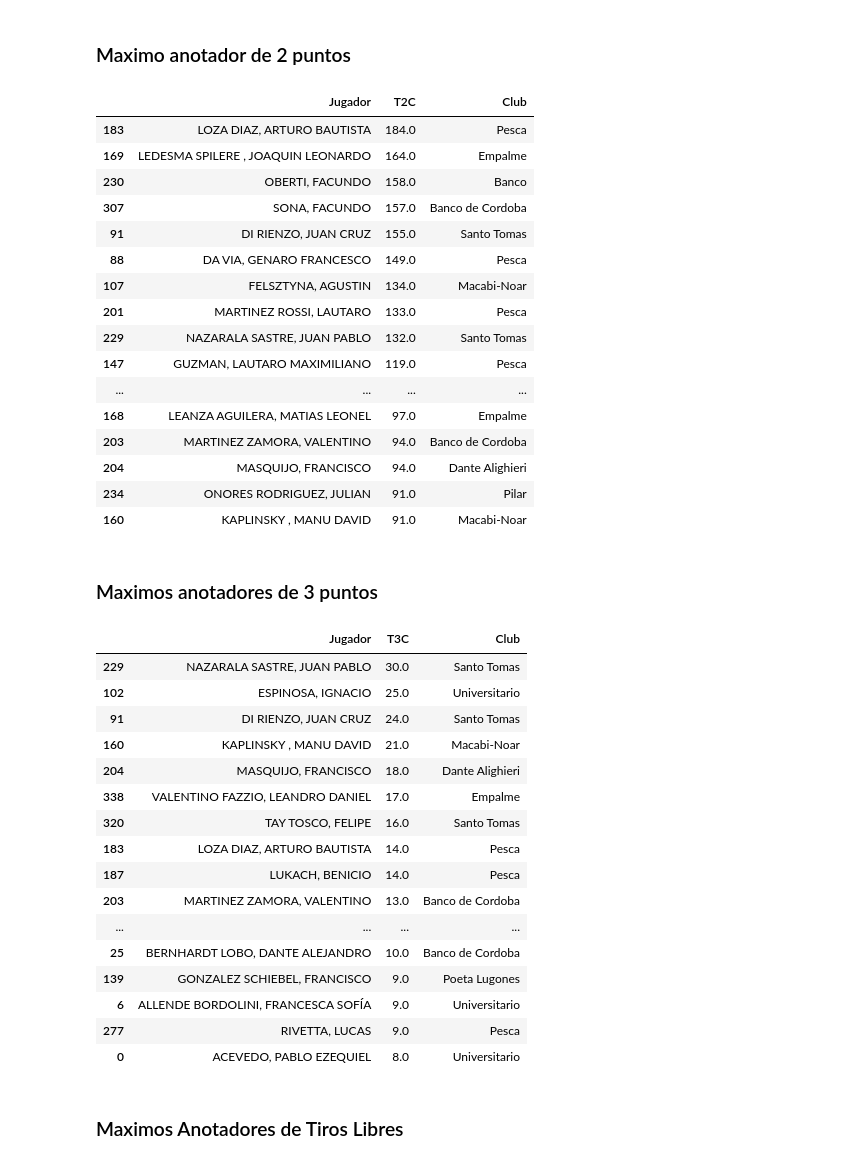
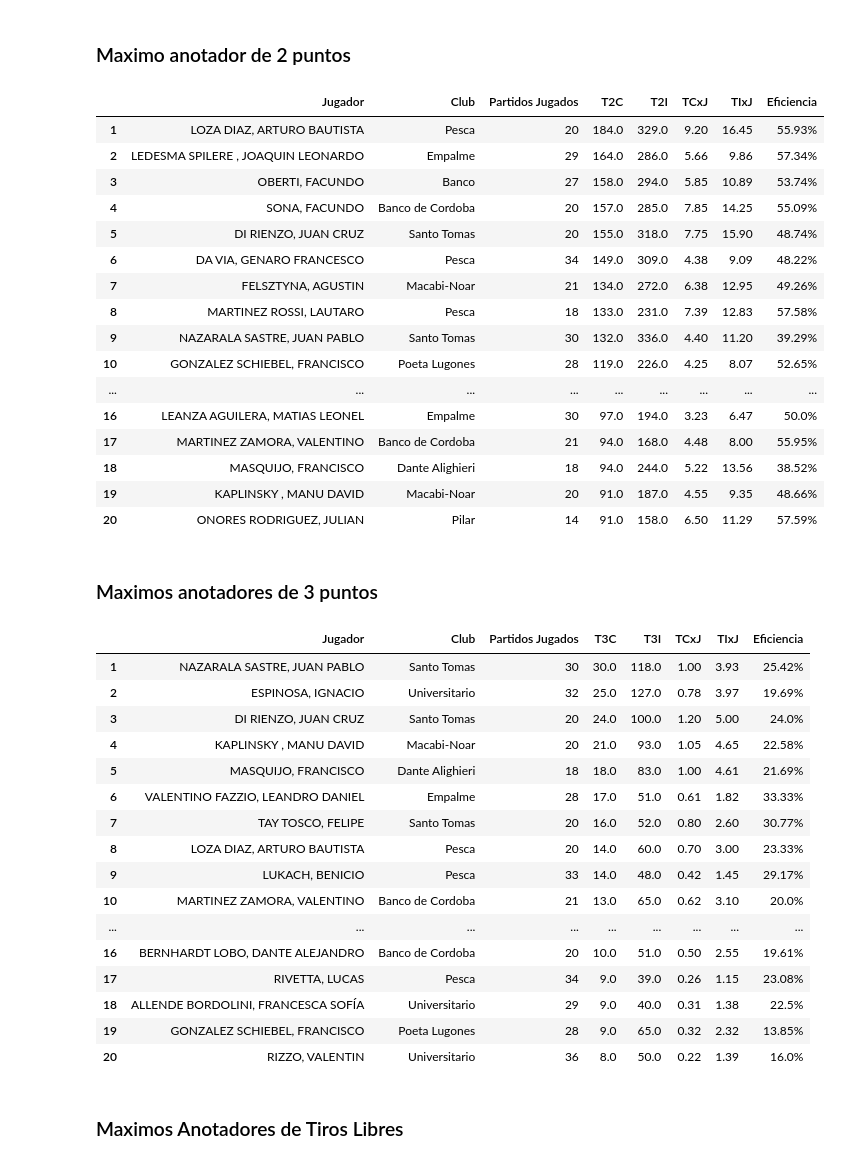
Before and after one commit to nicopinera/AnalisisEstadisticoBasquetU13, a Jupyter notebook: analisisGlobal.ipynb, the cells around one changed output. Cells and saved outputs as stored; diff of their text form; code cells hidden in the pictures.

Commit message:
Agregado: Promedio por juego y eficiencia

```diff
--- a/analisisGlobal.ipynb
+++ b/analisisGlobal.ipynb
@@ -95,47 +86,47 @@ top_20_faltas('EstadisticasGlobales.csv')
 # %% [markdown]
 ### Maximo anotador de 2 puntos
 # %%
-top_20_t2c('EstadisticasGlobales.csv')
+top20.top_20_t2c('EstadisticasGlobales.csv')
 # %% [output]
-|  | Jugador | T2C | Club |
-| 183 | LOZA DIAZ, ARTURO BAUTISTA | 184.0 | Pesca |
-| 169 | LEDESMA SPILERE , JOAQUIN LEONARDO | 164.0 | Empalme |
-| 230 | OBERTI, FACUNDO | 158.0 | Banco |
-| 307 | SONA, FACUNDO | 157.0 | Banco de Cordoba |
-| 91 | DI RIENZO, JUAN CRUZ | 155.0 | Santo Tomas |
-| 88 | DA VIA, GENARO FRANCESCO | 149.0 | Pesca |
-| 107 | FELSZTYNA, AGUSTIN | 134.0 | Macabi-Noar |
-| 201 | MARTINEZ ROSSI, LAUTARO | 133.0 | Pesca |
-| 229 | NAZARALA SASTRE, JUAN PABLO | 132.0 | Santo Tomas |
-| 147 | GUZMAN, LAUTARO MAXIMILIANO | 119.0 | Pesca |
-| ... | ... | ... | ... |
-| 168 | LEANZA AGUILERA, MATIAS LEONEL | 97.0 | Empalme |
-| 203 | MARTINEZ ZAMORA, VALENTINO | 94.0 | Banco de Cordoba |
-| 204 | MASQUIJO, FRANCISCO | 94.0 | Dante Alighieri |
-| 234 | ONORES RODRIGUEZ, JULIAN | 91.0 | Pilar |
-| 160 | KAPLINSKY , MANU DAVID | 91.0 | Macabi-Noar |
+|  | Jugador | Club | Partidos Jugados | T2C | T2I | TCxJ | TIxJ | Eficiencia |
+| 1 | LOZA DIAZ, ARTURO BAUTISTA | Pesca | 20 | 184.0 | 329.0 | 9.20 | 16.45 | 55.93% |
+| 2 | LEDESMA SPILERE , JOAQUIN LEONARDO | Empalme | 29 | 164.0 | 286.0 | 5.66 | 9.86 | 57.34% |
+| 3 | OBERTI, FACUNDO | Banco | 27 | 158.0 | 294.0 | 5.85 | 10.89 | 53.74% |
+| 4 | SONA, FACUNDO | Banco de Cordoba | 20 | 157.0 | 285.0 | 7.85 | 14.25 | 55.09% |
+| 5 | DI RIENZO, JUAN CRUZ | Santo Tomas | 20 | 155.0 | 318.0 | 7.75 | 15.90 | 48.74% |
+| 6 | DA VIA, GENARO FRANCESCO | Pesca | 34 | 149.0 | 309.0 | 4.38 | 9.09 | 48.22% |
+| 7 | FELSZTYNA, AGUSTIN | Macabi-Noar | 21 | 134.0 | 272.0 | 6.38 | 12.95 | 49.26% |
+| 8 | MARTINEZ ROSSI, LAUTARO | Pesca | 18 | 133.0 | 231.0 | 7.39 | 12.83 | 57.58% |
+| 9 | NAZARALA SASTRE, JUAN PABLO | Santo Tomas | 30 | 132.0 | 336.0 | 4.40 | 11.20 | 39.29% |
+| 10 | GONZALEZ SCHIEBEL, FRANCISCO | Poeta Lugones | 28 | 119.0 | 226.0 | 4.25 | 8.07 | 52.65% |
+| ... | ... | ... | ... | ... | ... | ... | ... | ... |
+| 16 | LEANZA AGUILERA, MATIAS LEONEL | Empalme | 30 | 97.0 | 194.0 | 3.23 | 6.47 | 50.0% |
+| 17 | MARTINEZ ZAMORA, VALENTINO | Banco de Cordoba | 21 | 94.0 | 168.0 | 4.48 | 8.00 | 55.95% |
+| 18 | MASQUIJO, FRANCISCO | Dante Alighieri | 18 | 94.0 | 244.0 | 5.22 | 13.56 | 38.52% |
+| 19 | KAPLINSKY , MANU DAVID | Macabi-Noar | 20 | 91.0 | 187.0 | 4.55 | 9.35 | 48.66% |
+| 20 | ONORES RODRIGUEZ, JULIAN | Pilar | 14 | 91.0 | 158.0 | 6.50 | 11.29 | 57.59% |
 # %% [markdown]
 ### Maximos anotadores de 3 puntos
 # %%
-top_20_t3c('EstadisticasGlobales.csv')
+top20.top_20_t3c('EstadisticasGlobales.csv')
 # %% [output]
-|  | Jugador | T3C | Club |
-| 229 | NAZARALA SASTRE, JUAN PABLO | 30.0 | Santo Tomas |
-| 102 | ESPINOSA, IGNACIO | 25.0 | Universitario |
-| 91 | DI RIENZO, JUAN CRUZ | 24.0 | Santo Tomas |
-| 160 | KAPLINSKY , MANU DAVID | 21.0 | Macabi-Noar |
-| 204 | MASQUIJO, FRANCISCO | 18.0 | Dante Alighieri |
-| 338 | VALENTINO FAZZIO, LEANDRO DANIEL | 17.0 | Empalme |
-| 320 | TAY TOSCO, FELIPE | 16.0 | Santo Tomas |
-| 183 | LOZA DIAZ, ARTURO BAUTISTA | 14.0 | Pesca |
-| 187 | LUKACH, BENICIO | 14.0 | Pesca |
-| 203 | MARTINEZ ZAMORA, VALENTINO | 13.0 | Banco de Cordoba |
-| ... | ... | ... | ... |
-| 25 | BERNHARDT LOBO, DANTE ALEJANDRO | 10.0 | Banco de Cordoba |
-| 139 | GONZALEZ SCHIEBEL, FRANCISCO | 9.0 | Poeta Lugones |
-| 6 | ALLENDE BORDOLINI, FRANCESCA SOFÍA | 9.0 | Universitario |
-| 277 | RIVETTA, LUCAS | 9.0 | Pesca |
-| 0 | ACEVEDO, PABLO EZEQUIEL | 8.0 | Universitario |
+|  | Jugador | Club | Partidos Jugados | T3C | T3I | TCxJ | TIxJ | Eficiencia |
+| 1 | NAZARALA SASTRE, JUAN PABLO | Santo Tomas | 30 | 30.0 | 118.0 | 1.00 | 3.93 | 25.42% |
+| 2 | ESPINOSA, IGNACIO | Universitario | 32 | 25.0 | 127.0 | 0.78 | 3.97 | 19.69% |
+| 3 | DI RIENZO, JUAN CRUZ | Santo Tomas | 20 | 24.0 | 100.0 | 1.20 | 5.00 | 24.0% |
+| 4 | KAPLINSKY , MANU DAVID | Macabi-Noar | 20 | 21.0 | 93.0 | 1.05 | 4.65 | 22.58% |
+| 5 | MASQUIJO, FRANCISCO | Dante Alighieri | 18 | 18.0 | 83.0 | 1.00 | 4.61 | 21.69% |
+| 6 | VALENTINO FAZZIO, LEANDRO DANIEL | Empalme | 28 | 17.0 | 51.0 | 0.61 | 1.82 | 33.33% |
+| 7 | TAY TOSCO, FELIPE | Santo Tomas | 20 | 16.0 | 52.0 | 0.80 | 2.60 | 30.77% |
+| 8 | LOZA DIAZ, ARTURO BAUTISTA | Pesca | 20 | 14.0 | 60.0 | 0.70 | 3.00 | 23.33% |
+| 9 | LUKACH, BENICIO | Pesca | 33 | 14.0 | 48.0 | 0.42 | 1.45 | 29.17% |
+| 10 | MARTINEZ ZAMORA, VALENTINO | Banco de Cordoba | 21 | 13.0 | 65.0 | 0.62 | 3.10 | 20.0% |
+| ... | ... | ... | ... | ... | ... | ... | ... | ... |
+| 16 | BERNHARDT LOBO, DANTE ALEJANDRO | Banco de Cordoba | 20 | 10.0 | 51.0 | 0.50 | 2.55 | 19.61% |
+| 17 | RIVETTA, LUCAS | Pesca | 34 | 9.0 | 39.0 | 0.26 | 1.15 | 23.08% |
+| 18 | ALLENDE BORDOLINI, FRANCESCA SOFÍA | Universitario | 29 | 9.0 | 40.0 | 0.31 | 1.38 | 22.5% |
+| 19 | GONZALEZ SCHIEBEL, FRANCISCO | Poeta Lugones | 28 | 9.0 | 65.0 | 0.32 | 2.32 | 13.85% |
+| 20 | RIZZO, VALENTIN | Universitario | 36 | 8.0 | 50.0 | 0.22 | 1.39 | 16.0% |
 # %% [markdown]
 ### Maximos Anotadores de Tiros Libres
 # %%
```
Also changed, not shown: parts of 9 cells of this notebook, 2 other files.
